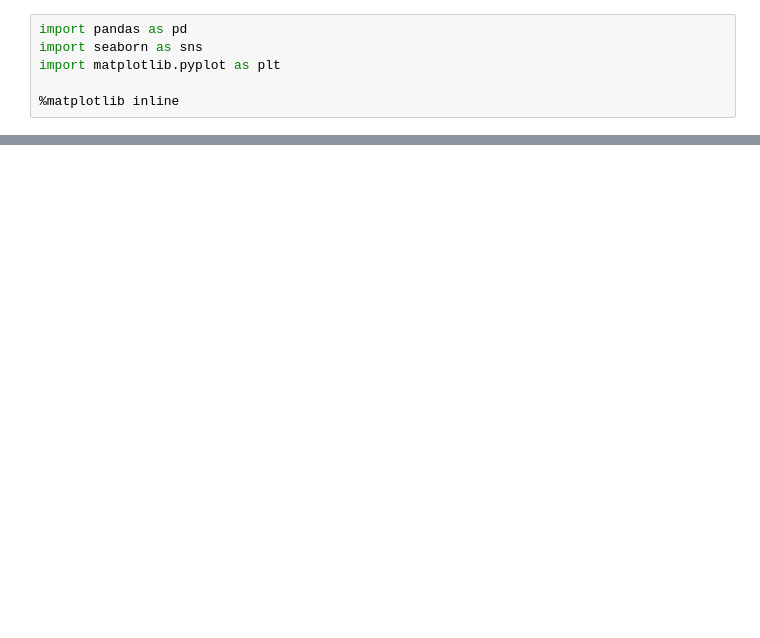
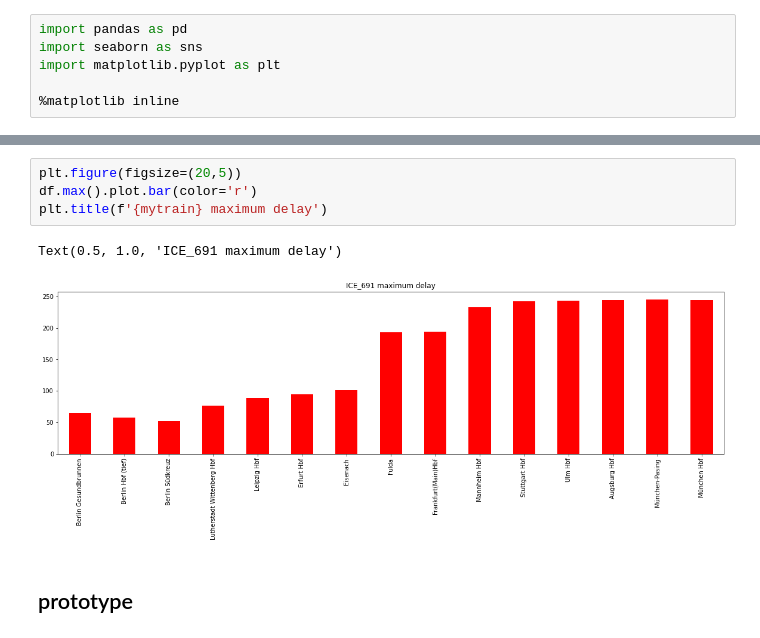
Before and after one commit to nklausner/delay_project, a Jupyter notebook: src/delay_exploration.ipynb, the cells around one changed output, grey strips where cells are left out. Saved outputs shown, nothing was run; the diff lists cells and outputs as text; blank space fills up the shorter version.

```diff
--- a/src/delay_exploration.ipynb
+++ b/src/delay_exploration.ipynb
@@ -50,0 +47,9 @@ dtype: float64
+# %%
+plt.figure(figsize=(20,5))
+df.max().plot.bar(color='r')
+plt.title(f'{mytrain} maximum delay')
+# %% [output]
+Text(0.5, 1.0, 'ICE_691 maximum delay')
+[figure, added]
+# %% [markdown]
+## prototype
```
Also changed, not shown: parts of 61 cells of this notebook, 9 other files.
